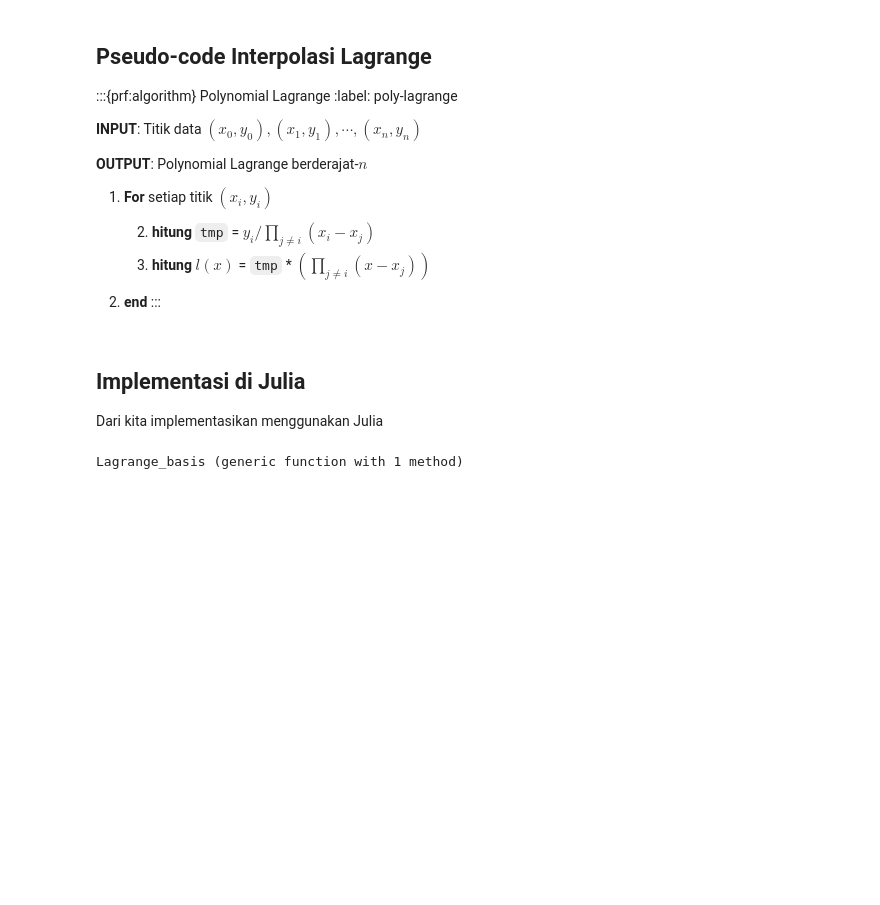
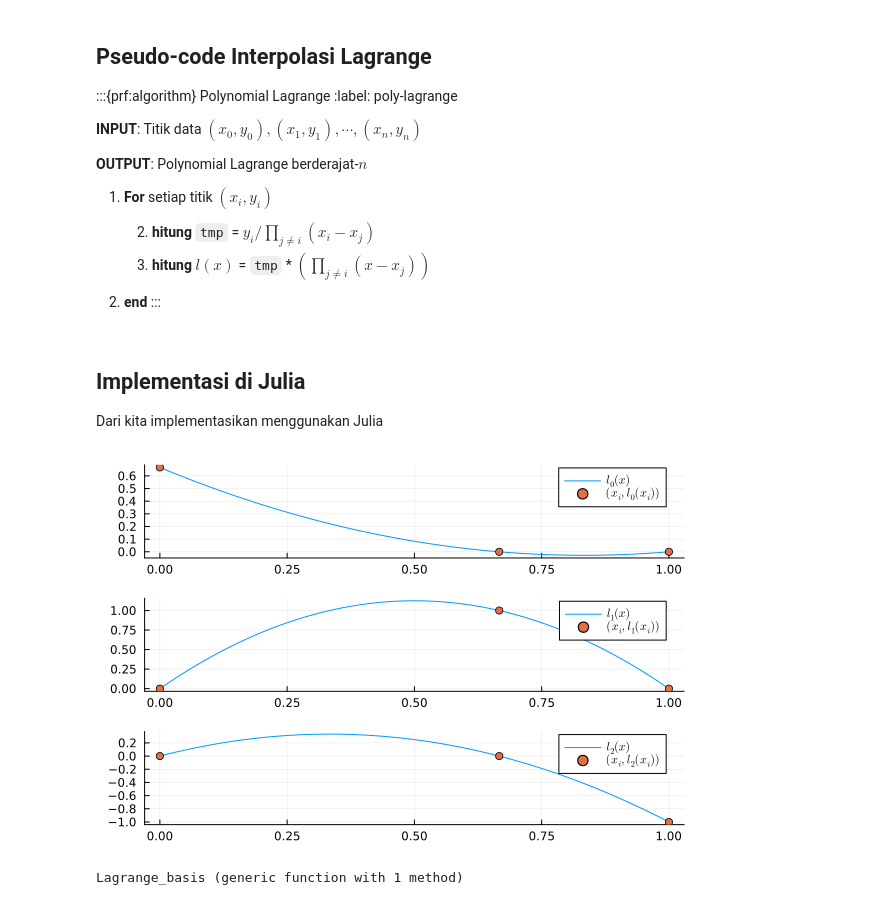
Before and after one commit to liebenlito/num-comp-julia, a Jupyter notebook: notebooks/pertemuan_5/poly_lagrange.ipynb, the cells around one changed output. Drawn from its saved outputs; the diff is of its cells as text; code cells hidden in the pictures; blank space fills up the shorter version.

```diff
--- a/notebooks/pertemuan_5/poly_lagrange.ipynb
+++ b/notebooks/pertemuan_5/poly_lagrange.ipynb
@@ -140,3 +148,24 @@ using Polynomials
+# %%
+x = [0, 1, 2/3]
+l0(x) = (x - 2/3) * (x - 1)
+l1(x) = -9/2 * x * (x - 1)
+l2(x) = -3 * x * (x - 2/3);
+# %%
+xx = range(0, 1, length=100)
+y_l0 = [l0(xx[i]) for i in 1:length(xx)]
+y_l1 = [l1(xx[i]) for i in 1:length(xx)]
+y_l2 = [l2(xx[i]) for i in 1:length(xx)];
+# %%
+p1 = plot(xx, y_l0, label=L"l_0(x)")
+p1_1 = scatter!(x, [l0(x[i]) for i in 1:length(x)], label = L"(x_i, l_0(x_i))")
+p2 = plot(xx, y_l1, label=L"l_1(x)")
+p2_1 = scatter!(x, [l1(x[i]) for i in 1:length(x)], label = L"(x_i, l_1(x_i))")
+p3 = plot(xx, y_l2, label=L"l_2(x)")
+p2_1 = scatter!(x, [l2(x[i]) for i in 1:length(x)], label = L"(x_i, l_2(x_i))")
+
+plot(p1, p2, p3, layout=(3,1))
+# %% [output]
+[figure, added]
 # %%
 function Lagrange_basis(x_data)
     n = length(x_data)
```
Also changed, not shown: parts of 2 cells of this notebook.
